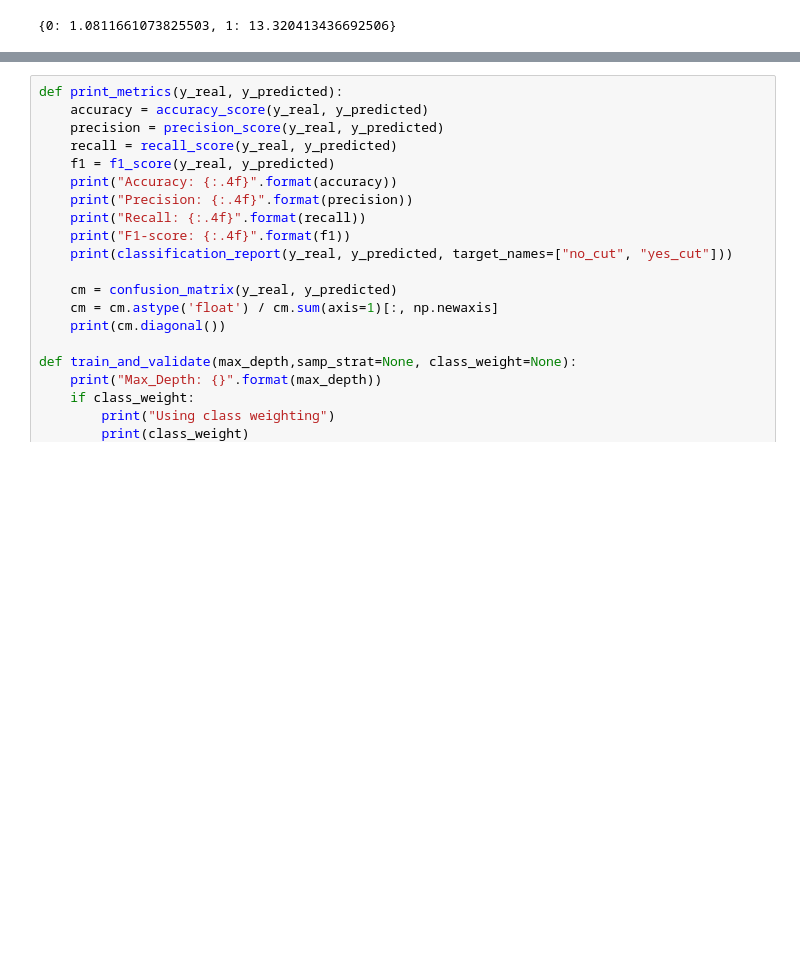
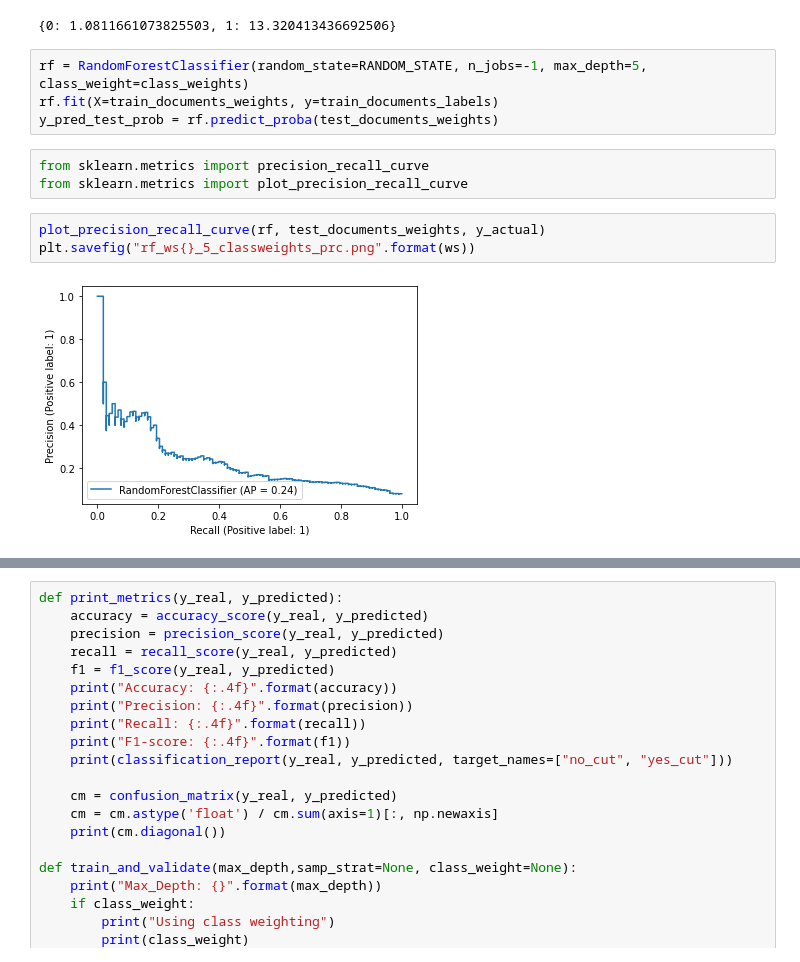
Before and after one commit to bsinghpratap/voya_project_spring21, a Jupyter notebook: Prediction/Class_Imbalance.ipynb, the cells around one changed output, grey strips where cells are left out. Saved outputs shown, nothing was run; the diff lists cells and outputs as text; blank space fills up the shorter version.

```diff
--- a/Prediction/Class_Imbalance.ipynb
+++ b/Prediction/Class_Imbalance.ipynb
@@ -95,3 +95,15 @@ display(class_weights)
 Counter({0: 4768, 1: 387})
 5155.0
 {0: 1.0811661073825503, 1: 13.320413436692506}
+# %%
+rf = RandomForestClassifier(random_state=RANDOM_STATE, n_jobs=-1, max_depth=5, class_weight=class_weights)
+rf.fit(X=train_documents_weights, y=train_documents_labels)
+y_pred_test_prob = rf.predict_proba(test_documents_weights)
+# %%
+from sklearn.metrics import precision_recall_curve
+from sklearn.metrics import plot_precision_recall_curve
+# %%
+plot_precision_recall_curve(rf, test_documents_weights, y_actual)
+plt.savefig("rf_ws{}_5_classweights_prc.png".format(ws))
+# %% [output]
+[figure, added]
```
Also changed, not shown: parts of 3 cells of this notebook, 6 other files.
